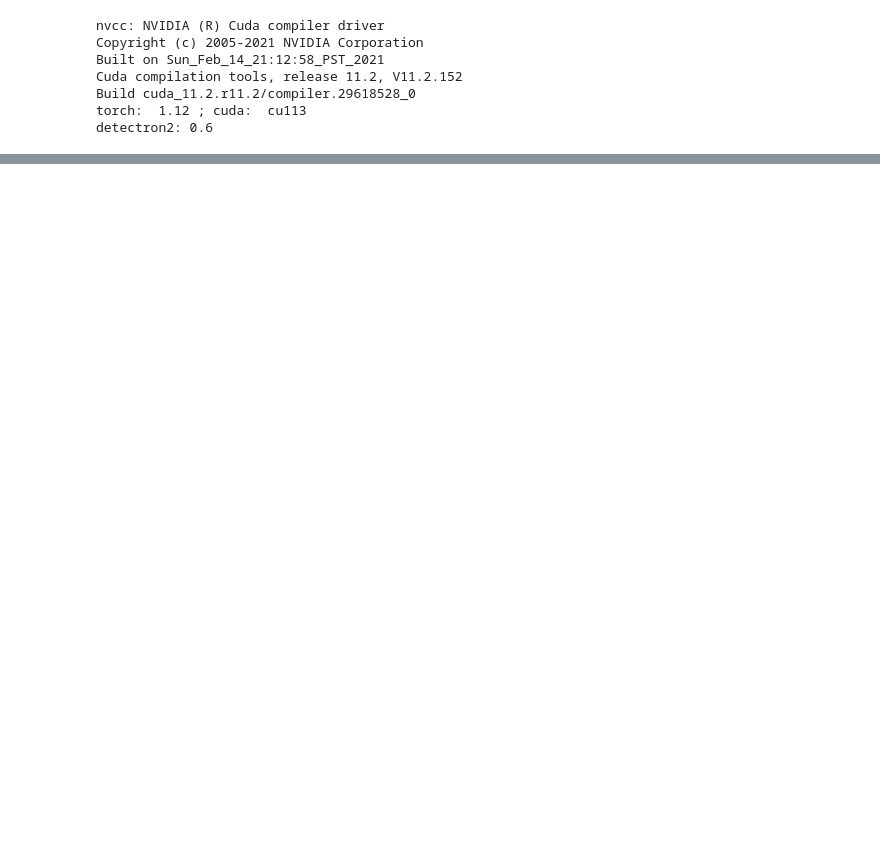
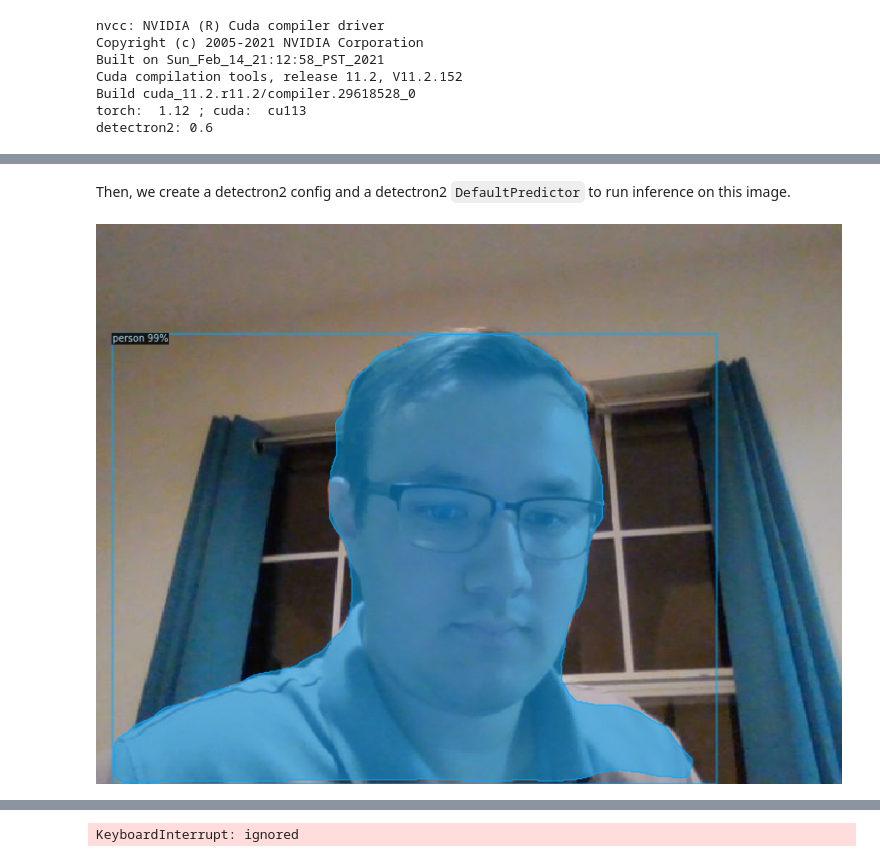
Before and after one commit to kratzsci/AppliedAiMidterm, a Jupyter notebook: MaskRCNN.ipynb, the cells around one changed output, grey strips where cells are left out. Cells and saved outputs as stored; diff of their text form; code cells hidden in the pictures; blank space fills up the shorter version.

```diff
--- a/MaskRCNN.ipynb
+++ b/MaskRCNN.ipynb
@@ -63,7 +75,3 @@ from detectron2.engine import DefaultPredictor
 from detectron2.config import get_cfg
 from detectron2.utils.visualizer import Visualizer
 from detectron2.data import MetadataCatalog, DatasetCatalog
-# %%
-!wget http://images.cocodataset.org/val2017/000000439715.jpg -q -O input.jpg
-im = cv2.imread("./input.jpg")
-cv2_imshow(im)
@@ -70,9 +141,22 @@ cv2_imshow(im)
+# %% [markdown]
+Then, we create a detectron2 config and a detectron2 `DefaultPredictor` to run inference on this image.
 # %%
-cfg = get_cfg()
-# add project-specific config (e.g., TensorMask) here if you're not running a model in detectron2's core library
-cfg.merge_from_file(model_zoo.get_config_file("COCO-InstanceSegmentation/mask_rcnn_R_50_FPN_3x.yaml"))
-cfg.MODEL.ROI_HEADS.SCORE_THRESH_TEST = 0.5  # set threshold for this model
-# Find a model from detectron2's model zoo. You can use the https://dl.fbaipublicfiles... url as well
-cfg.MODEL.WEIGHTS = model_zoo.get_checkpoint_url("COCO-InstanceSegmentation/mask_rcnn_R_50_FPN_3x.yaml")
-predictor = DefaultPredictor(cfg)
-outputs = predictor(im)
+from google.colab import output
+while True:
+  filename = take_photo()
+  cfg = get_cfg()
+  im = cv2.imread(filename)
+  # add project-specific config (e.g., TensorMask) here if you're not running a model in detectron2's core library
+  cfg.merge_from_file(model_zoo.get_config_file("COCO-InstanceSegmentation/mask_rcnn_R_50_FPN_3x.yaml"))
+  cfg.MODEL.ROI_HEADS.SCORE_THRESH_TEST = 0.5  # set threshold for this model
+  # Find a model from detectron2's model zoo. You can use the https://dl.fbaipublicfiles... url as well
+  cfg.MODEL.WEIGHTS = model_zoo.get_checkpoint_url("COCO-InstanceSegmentation/mask_rcnn_R_50_FPN_3x.yaml")
+  predictor = DefaultPredictor(cfg)
+  outputs = predictor(im)
+  output.clear()
+  # We can use `Visualizer` to draw the predictions on the image.
+  v = Visualizer(im[:, :, ::-1], MetadataCatalog.get(cfg.DATASETS.TRAIN[0]), scale=1.2)
+  out = v.draw_instance_predictions(outputs["instances"].to("cpu"))
+  cv2_imshow(out.get_image()[:, :, ::-1])
+# %% [output]
+[figure, added]
@@ -78,0 +164 @@ outputs = predictor(im)
+KeyboardInterrupt: ignored
```
Also changed, not shown: parts of 13 cells of this notebook.
